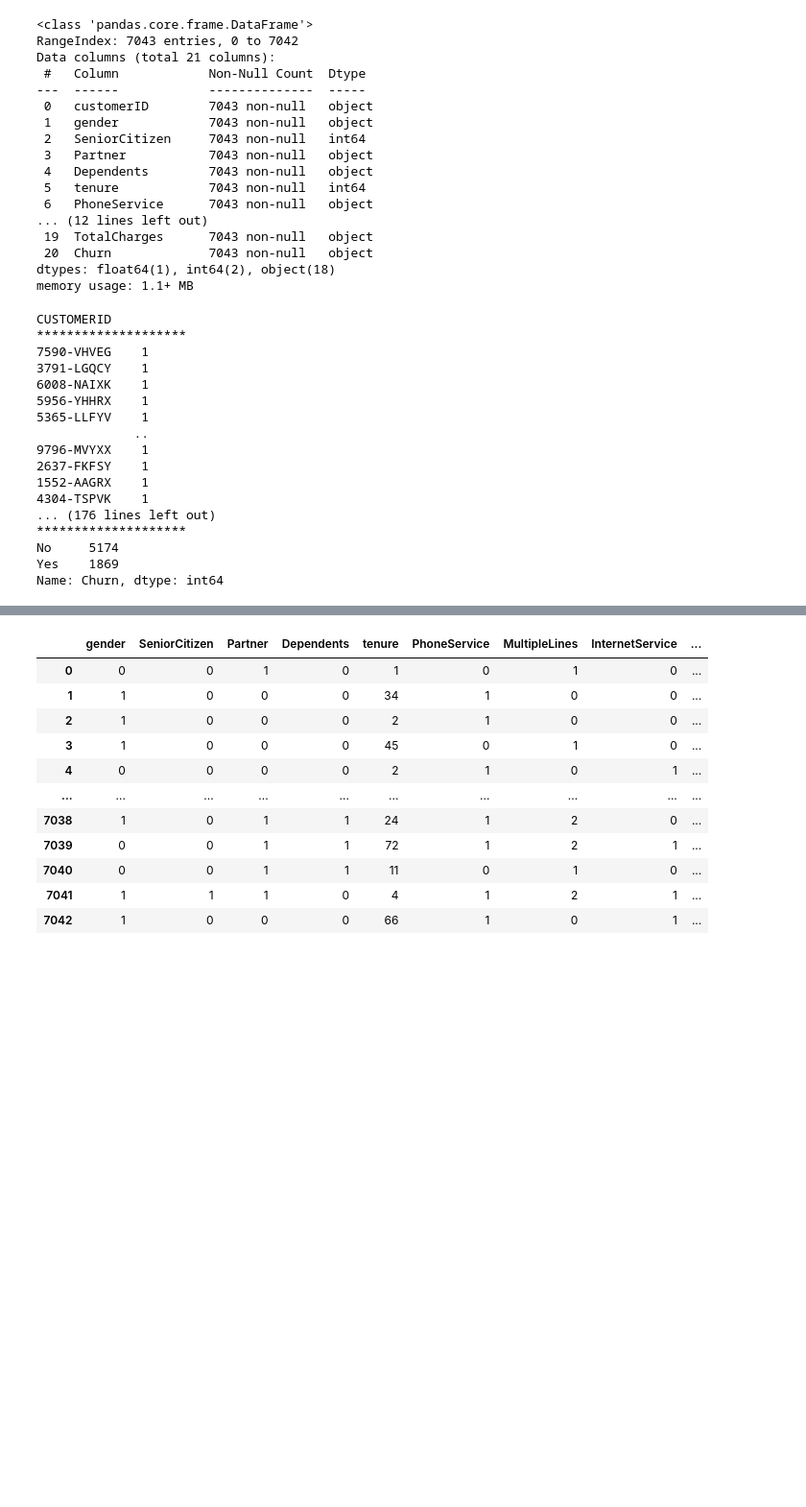
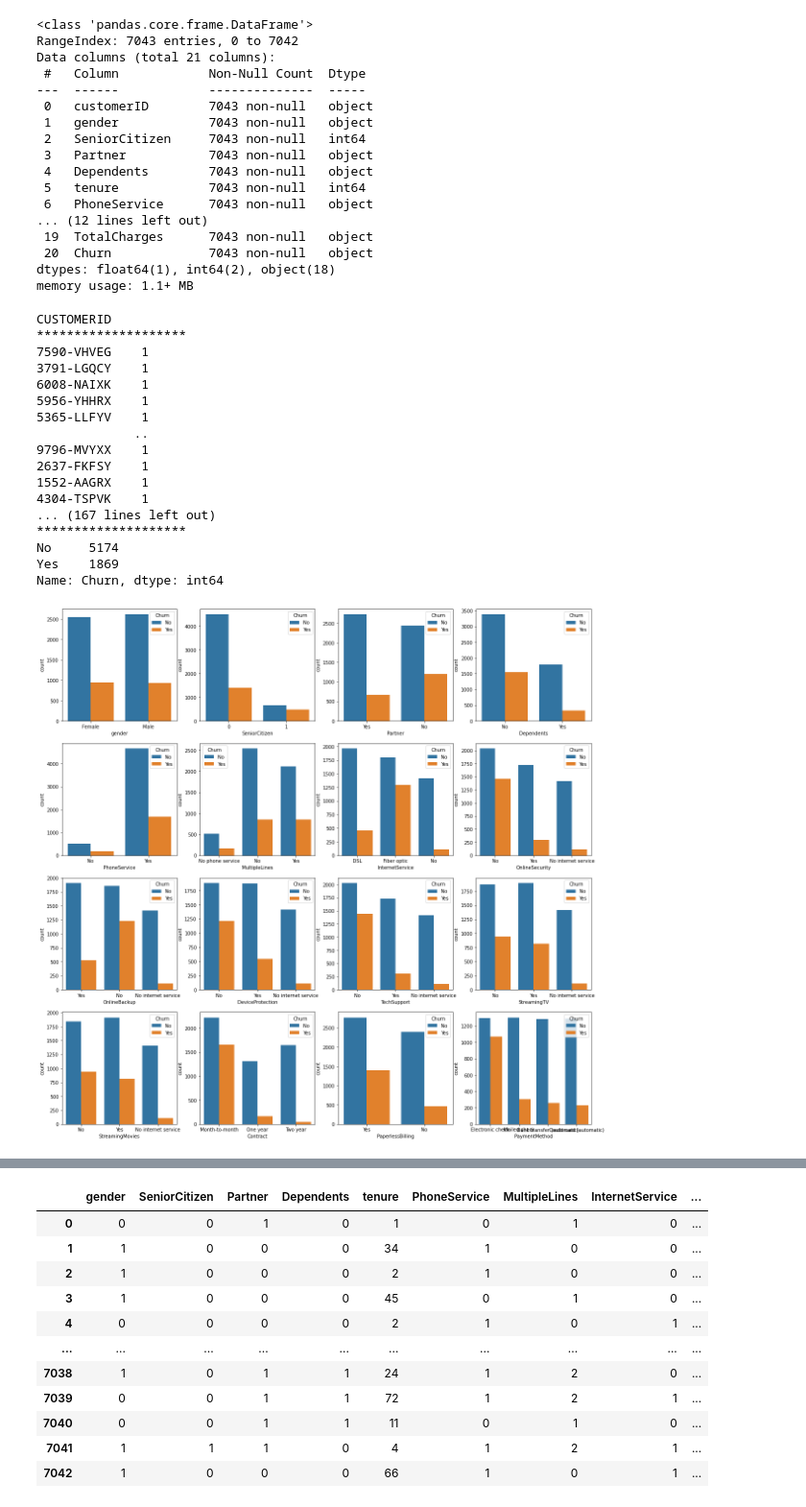
Before and after one commit to aliosmankaya/fullstack-churn-prediction, a Jupyter notebook: notebook/Analysis.ipynb, the cells around one changed output, grey strips where cells are left out. Shown at 96% size. Cells and saved outputs as stored; diff of their text form; code cells hidden in the pictures; blank space fills up the shorter version.

Commit message:
added some visualize & modelv2

```diff
--- a/notebook/Analysis.ipynb
+++ b/notebook/Analysis.ipynb
@@ -55,6 +47,10 @@ Data columns (total 21 columns):
  20  Churn             7043 non-null   object
 dtypes: float64(1), int64(2), object(18)
 memory usage: 1.1+ MB
+# %%
+df.SeniorCitizen = df.SeniorCitizen.astype("object")
+df.loc[df.TotalCharges == " ", "TotalCharges"] = 0
+df.TotalCharges = df.TotalCharges.astype("float64")
 # %%
 for col in df.columns.tolist():
     if df[col].dtype == "object":
@@ -80,8 +76,21 @@ CUSTOMERID
 2637-FKFSY    1
 1552-AAGRX    1
 4304-TSPVK    1
-... (176 lines left out)
+... (167 lines left out)
 ********************
 No     5174
 Yes    1869
 Name: Churn, dtype: int64
+# %%
+fig, axs = plt.subplots(nrows=4, ncols=4, figsize=(20, 20))
+
+obj_cols = [
+    col
+    for col in df.columns
+    if df[col].dtype == "object" and col not in ["customerID", "Churn"]
+]
+
+for col, ax in zip(obj_cols, axs.ravel()):
+    sns.countplot(data=df, x=col, hue="Churn", ax=ax)
+# %% [output]
+[figure, added]
```
Also changed, not shown: parts of 7 cells of this notebook, 9 other files.
